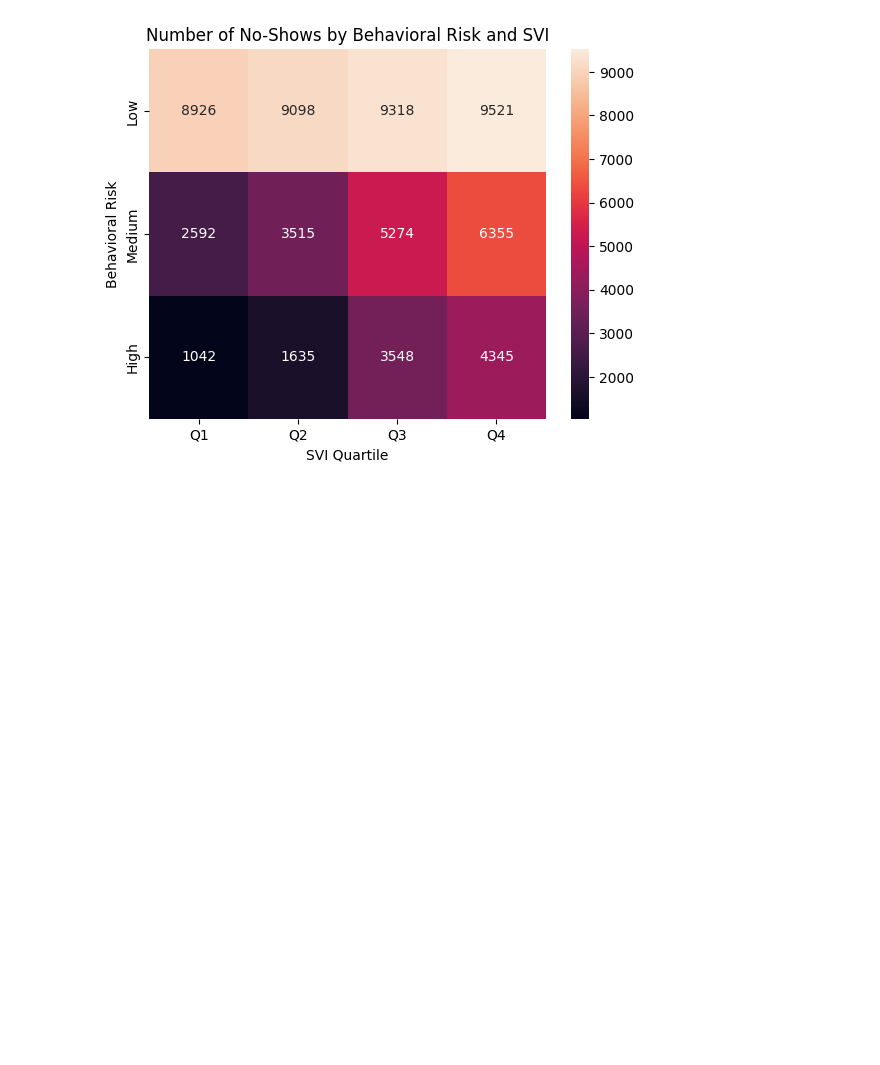
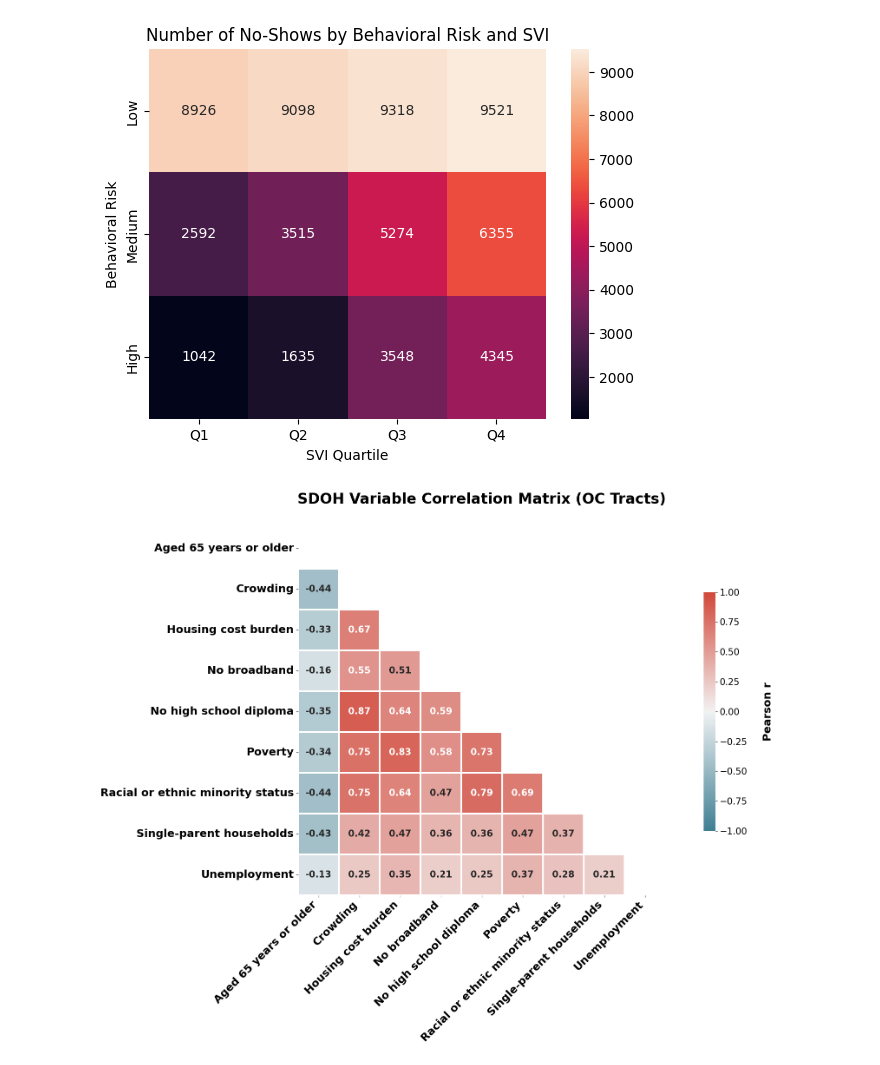
Before and after one commit to anonymous-himalayas/170A-CHOC, a Jupyter notebook: eda/exploration.ipynb, the cells around one changed output. Drawn from its saved outputs; the diff is of its cells as text; code cells hidden in the pictures; blank space fills up the shorter version.

```diff
--- a/eda/exploration.ipynb
+++ b/eda/exploration.ipynb
@@ -122,3 +147,65 @@ plt.xlabel("SVI Quartile")
 plt.show()
 # %% [output]
 [figure]
+# %%
+import numpy as np
+import pandas as pd
+import seaborn as sns
+import matplotlib.pyplot as plt
+
+column_mapping = {
+    "EP_AGE65": "Aged 65 years or older",
+    "EP_CROWD": "Crowding",
+    "EP_HBURD": "Housing cost burden",
+    "EP_NOINT": "No broadband",
+    "EP_NOHSDP": "No high school diploma",
+    "EP_POV150": "Poverty",
+    "EP_MINRTY": "Racial or ethnic minority status",
+    "EP_SNGPNT": "Single-parent households",
+    "EP_UNEMP": "Unemployment"
+}
+
+svi_cols = list(column_mapping.keys())
+matrix_df = health_df[svi_cols].copy().rename(columns=column_mapping)
+
+desired_order = [
+    "Aged 65 years or older", "Crowding", "Housing cost burden",
+    "No broadband", "No high school diploma", "Poverty",
+    "Racial or ethnic minority status", "Single-parent households", "Unemployment"
+]
+matrix_df = matrix_df[desired_order]
+matrix = matrix_df.corr(method='pearson', numeric_only=True)
+
+# --- 4. Mask the upper triangle ---
+mask = np.triu(np.ones_like(matrix, dtype=bool), k=0)
+fig, ax = plt.subplots(figsize=(20, 13))
+cmap = sns.diverging_palette(220, 15, as_cmap=True)
+
+sns.heatmap(
+    matrix,
+    mask=mask,
+    cmap=cmap,
+    vmax=1.0,
+    vmin=-1.0,
+    center=0,
+    annot=True,
+    fmt=".2f",
+    square=True,
+    linewidths=1.5,
+    ax=ax,
+    annot_kws={"size": 15, "weight": "bold"},
+    cbar_kws={"shrink": 0.65}
+)
+
+plt.xticks(rotation=45, ha='right', fontsize=18, weight='bold')
+plt.yticks(rotation=0, fontsize=18, weight='bold')
+cbar = ax.collections[0].colorbar
+if cbar is not None:
+    cbar.set_label("Pearson r", fontsize=18, labelpad=25, weight='bold')
+    cbar.ax.tick_params(labelsize=15)
+# 6. Global Title Configuration
+plt.title("SDOH Variable Correlation Matrix (OC Tracts)", fontsize=24, pad=40, weight='bold')
+plt.tight_layout()
+plt.show()
+# %% [output]
+[figure, added]
```
Also changed, not shown: parts of 2 cells of this notebook.
